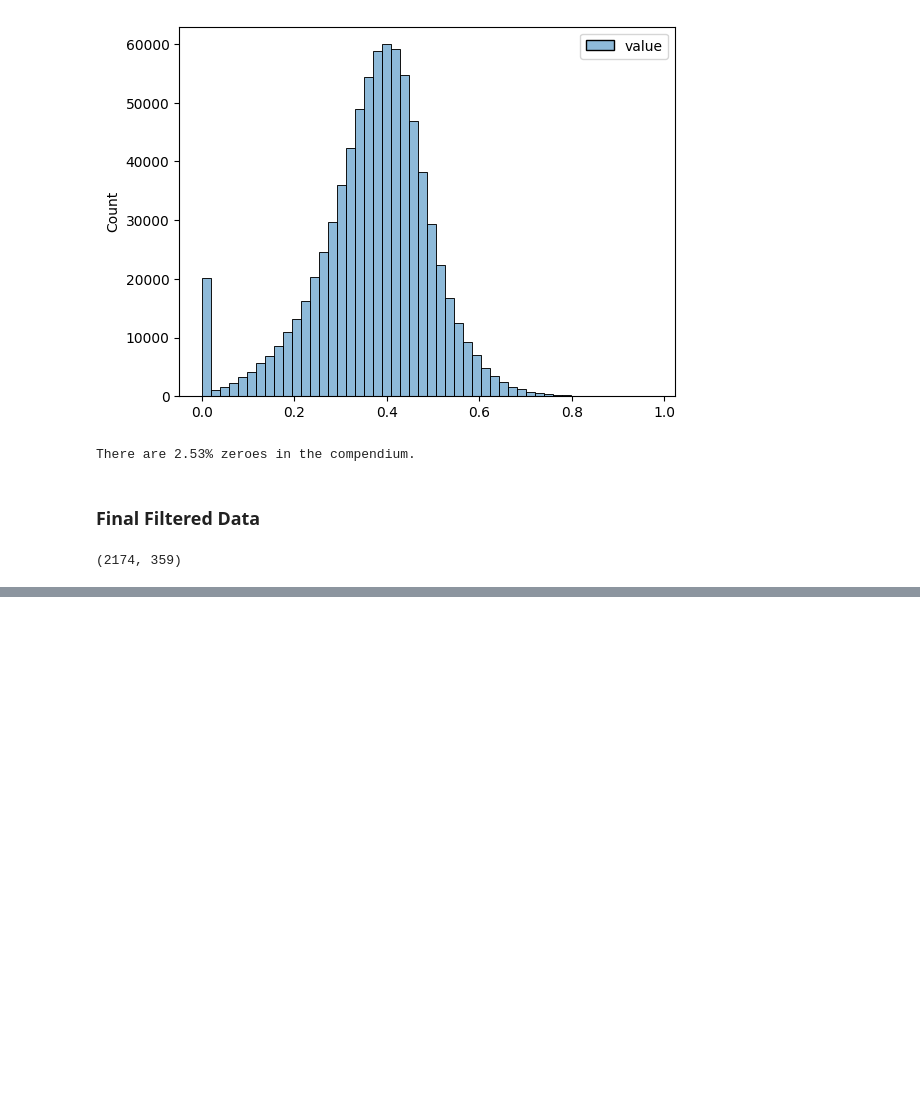
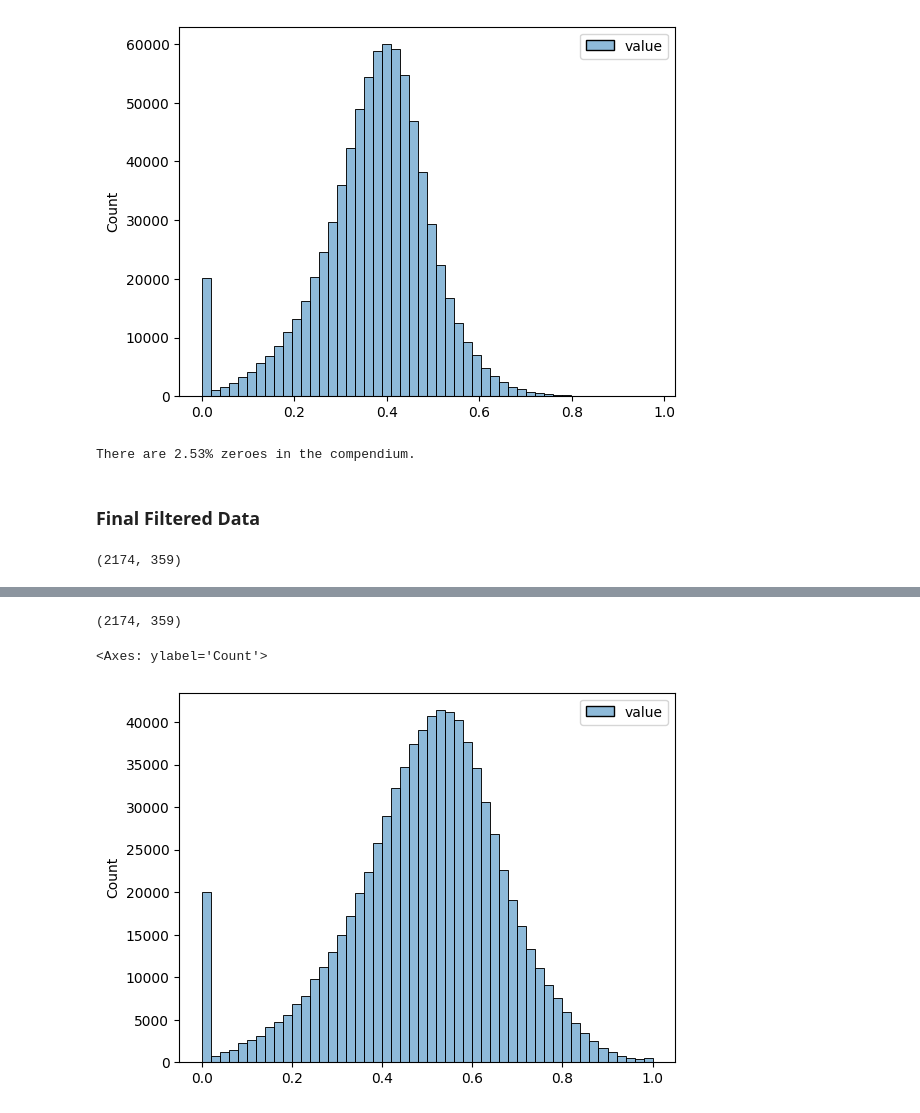
Before and after one commit to georgiadoing/seqADAGE, a Jupyter notebook: Py/muk_transfer_learning/filtering/Mukundan_sa_filt.ipynb, the cells around one changed output, grey strips where cells are left out. Drawn from its saved outputs; the diff is of its cells as text; code cells hidden in the pictures; blank space fills up the shorter version.

Commit message:
Re-normalized filtered S. aureus compendium

```diff
--- a/Py/muk_transfer_learning/filtering/Mukundan_sa_filt.ipynb
+++ b/Py/muk_transfer_learning/filtering/Mukundan_sa_filt.ipynb
@@ -361,0 +435,15 @@ filtered_df.shape
+# %%
+# Verify that I can load the CSV back in here
+filtered_df = pd.read_csv(
+  '/content/drive/My Drive/Comp-Bio-Projs-S26/data/muk-in-use/sa_usa300_lcn01_medmean_normal_muk.csv',
+  index_col = 0
+)
+filtered_df.shape
+# %% [output]
+(2174, 359)
+# %%
+# Final data distribution
+sns.histplot(pd.melt(filtered_df), bins = 50)
+# %% [output]
+<Axes: ylabel='Count'>
+[figure, added]
```
Also changed, not shown: parts of 9 cells of this notebook.
